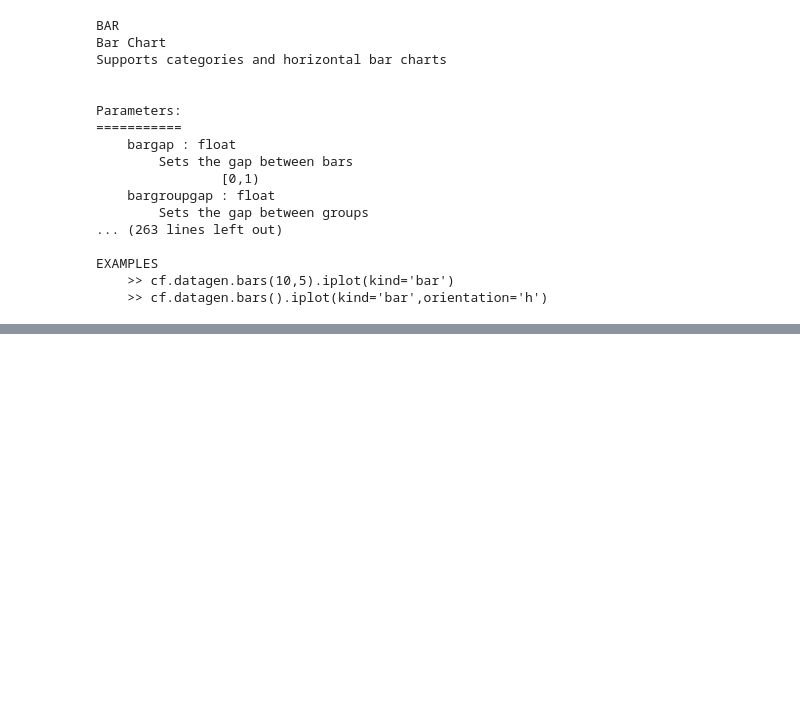
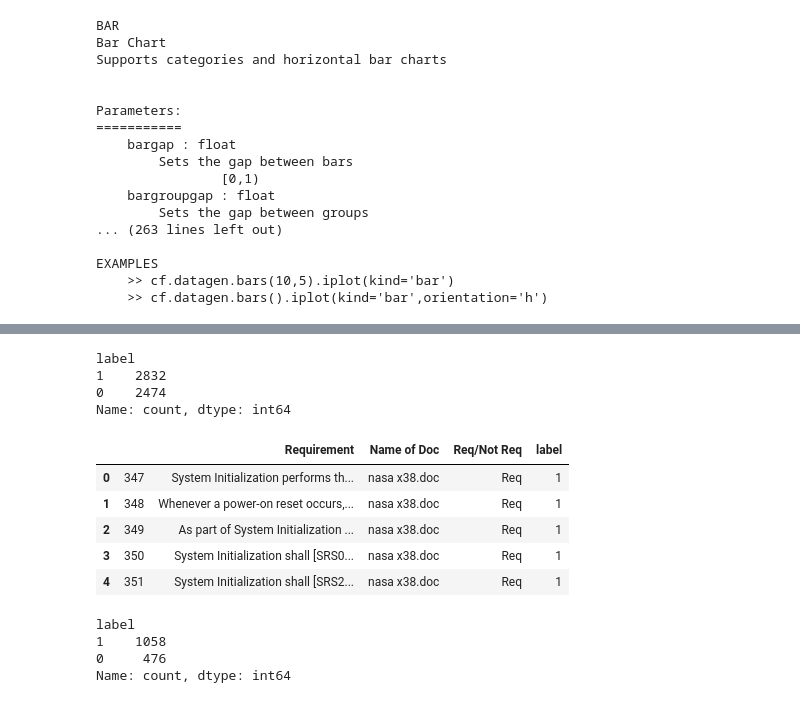
Before and after one commit to NotAlpha45/Classification-of-Software-Requirements, a Jupyter notebook: Codes/requirement_relevancy_experiment/exploratory_data_analysis.ipynb, the cells around one changed output, grey strips where cells are left out. Cells and saved outputs as stored; diff of their text form; code cells hidden in the pictures; blank space fills up the shorter version.

```diff
--- a/Codes/requirement_relevancy_experiment/exploratory_data_analysis.ipynb
+++ b/Codes/requirement_relevancy_experiment/exploratory_data_analysis.ipynb
@@ -77,0 +105,24 @@ EXAMPLES
+# %%
+train_dataset["label"].value_counts()
+# %% [output]
+label
+1    2832
+0    2474
+Name: count, dtype: int64
+# %%
+test_dataset["label"] = test_dataset["Req/Not Req"].map({"Req": 1, "Not_Req": 0})
+test_dataset.head()
+# %% [output]
+|  |  | Requirement | Name of Doc | Req/Not Req | label |
+| 0 | 347 | System Initialization performs th... | nasa x38.doc | Req | 1 |
+| 1 | 348 | Whenever a power-on reset occurs,... | nasa x38.doc | Req | 1 |
+| 2 | 349 | As part of System Initialization ... | nasa x38.doc | Req | 1 |
+| 3 | 350 | System Initialization shall [SRS0... | nasa x38.doc | Req | 1 |
+| 4 | 351 | System Initialization shall [SRS2... | nasa x38.doc | Req | 1 |
+# %%
+test_dataset["label"].value_counts()
+# %% [output]
+label
+1    1058
+0     476
+Name: count, dtype: int64
```
Also changed, not shown: parts of 7 cells of this notebook, 4 other files.
